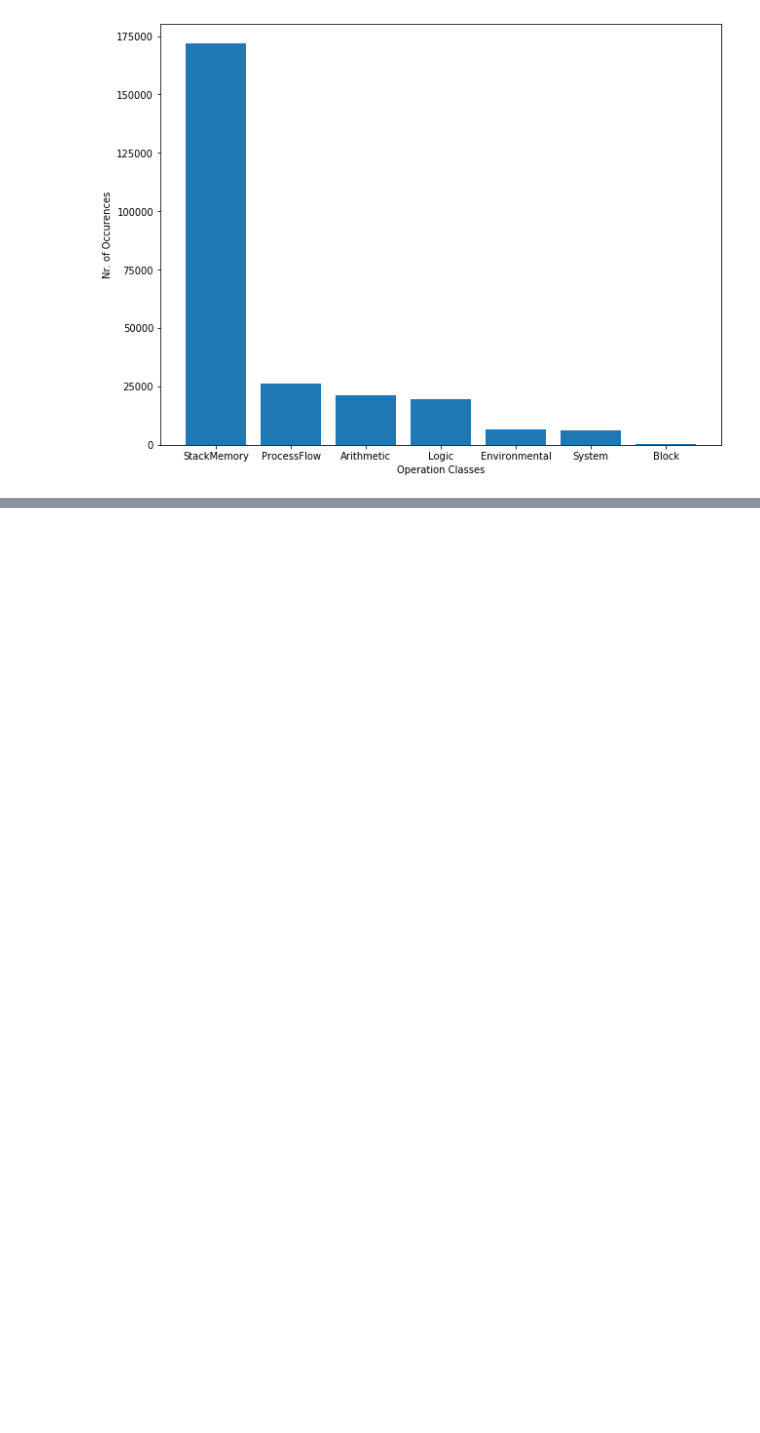
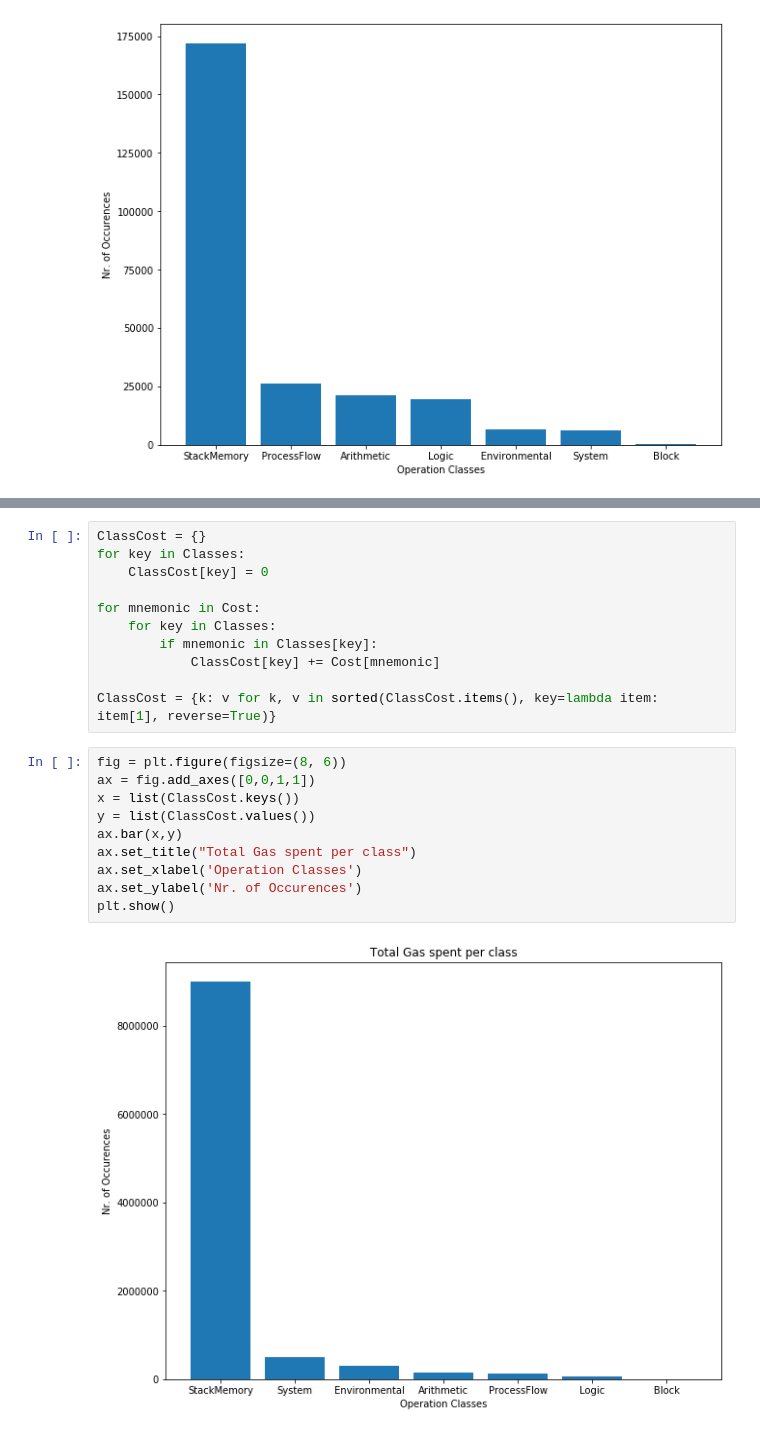
Before and after one commit to lukaqwe/EAOSCO, a Jupyter notebook: plots.ipynb, the cells around one changed output, grey strips where cells are left out. Drawn from its saved outputs; the diff is of its cells as text; blank space fills up the shorter version.

```diff
--- a/plots.ipynb
+++ b/plots.ipynb
@@ -89,0 +108,23 @@ plt.show()
+# %%
+ClassCost = {}
+for key in Classes:
+    ClassCost[key] = 0
+
+for mnemonic in Cost:
+    for key in Classes:
+        if mnemonic in Classes[key]:
+            ClassCost[key] += Cost[mnemonic]
+
+ClassCost = {k: v for k, v in sorted(ClassCost.items(), key=lambda item: item[1], reverse=True)}
+# %%
+fig = plt.figure(figsize=(8, 6))
+ax = fig.add_axes([0,0,1,1])
+x = list(ClassCost.keys())
+y = list(ClassCost.values())
+ax.bar(x,y)
+ax.set_title("Total Gas spent per class")
+ax.set_xlabel('Operation Classes')
+ax.set_ylabel('Nr. of Occurences')
+plt.show()
+# %% [output]
+[figure, added]
```
Also changed, not shown: parts of 3 cells of this notebook, 15 other files.
